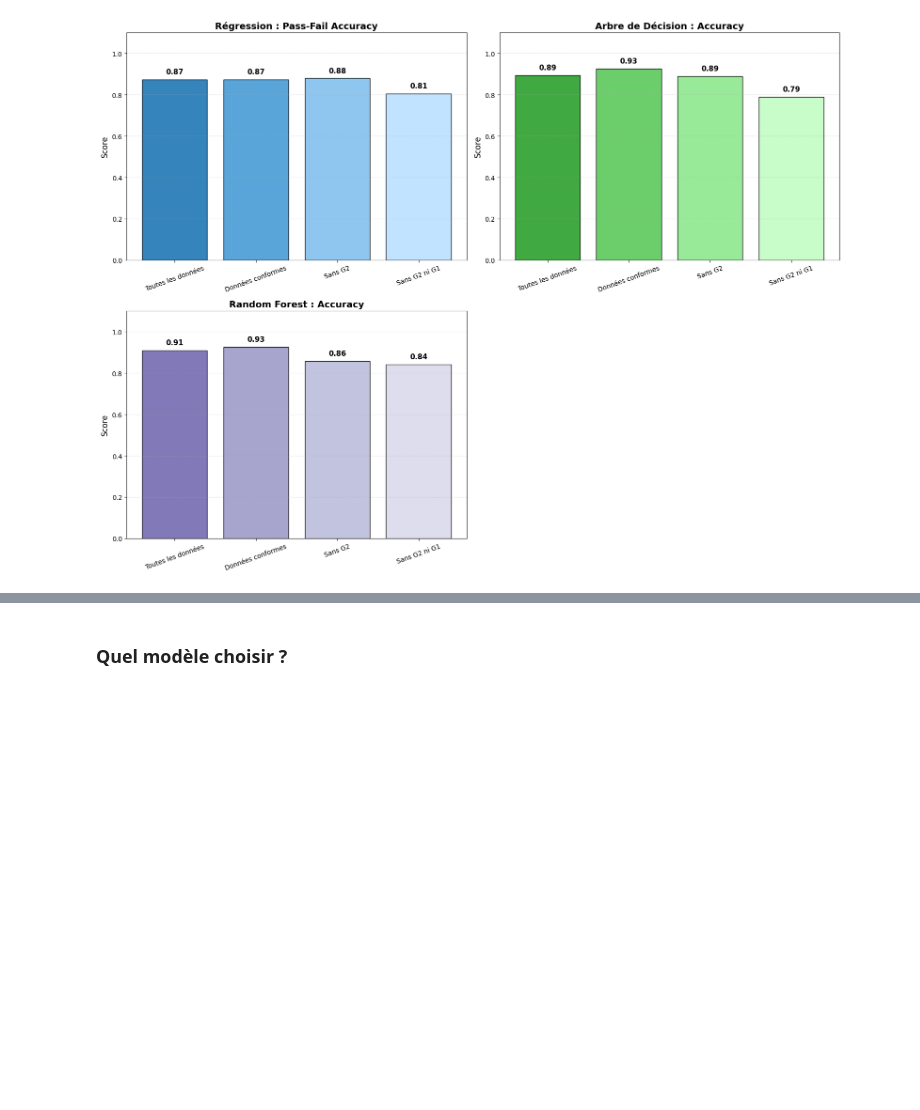
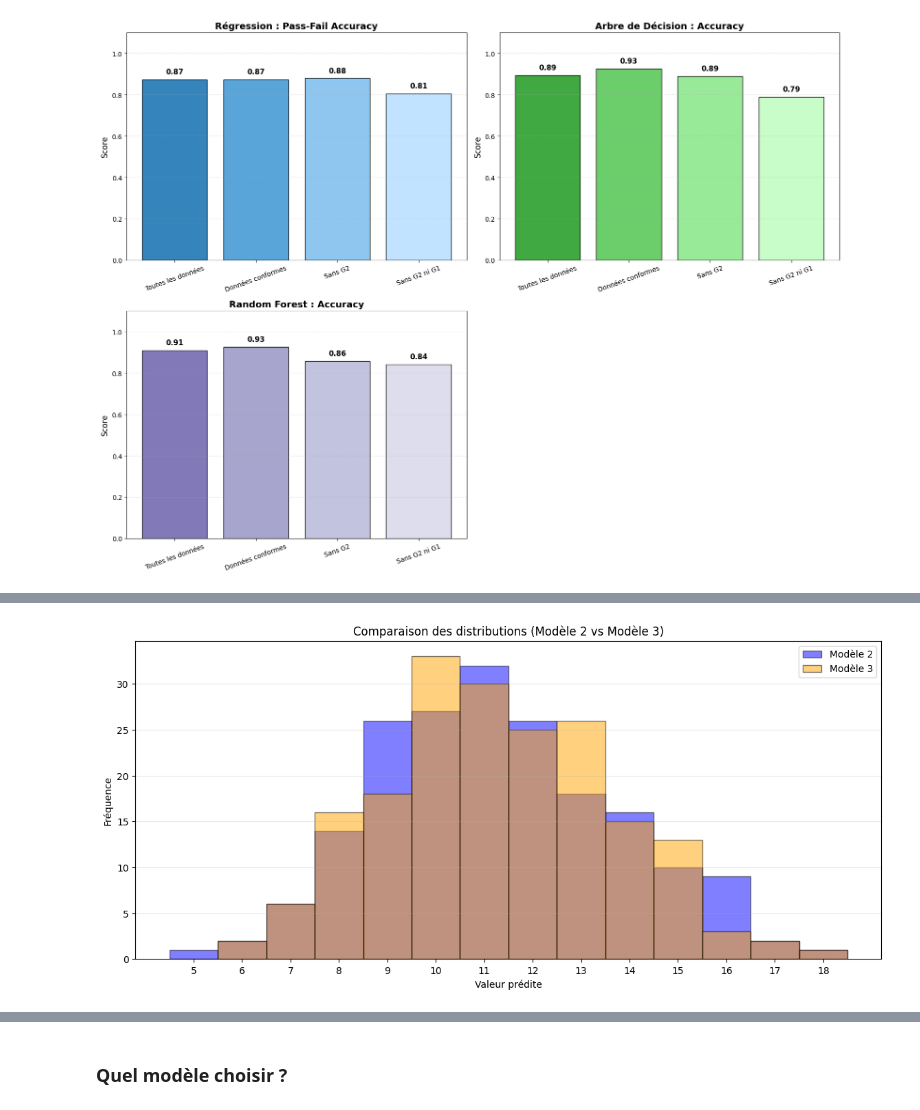
Before and after one commit to Grouloo/projet-chef-doeuvre, a Jupyter notebook: matrice-notebook.ipynb, the cells around one changed output, grey strips where cells are left out. Saved outputs shown, nothing was run; the diff lists cells and outputs as text; code cells hidden in the pictures; blank space fills up the shorter version.

```diff
--- a/matrice-notebook.ipynb
+++ b/matrice-notebook.ipynb
@@ -216,7 +225,7 @@ def create_and_evaluate_regression(df):
     print("R2 test:", r2_eval)
     print("RMSE:", rmse)
     print(f"Taux de bonnes classifications (Seuil 10/20) : {pass_fail_accuracy:.2%}")
-    return model, r2_eval, rmse, pass_fail_accuracy
+    return model, r2_eval, rmse, pass_fail_accuracy, y_pred
 # %%
 def create_and_evaluate_classification(df):
     df_clone = df.copy()
@@ -416,7 +425,7 @@ ethical.describe()
 ### Entraînement et évaluation du modèle de régression
 # %%
 print("Régression linéaire - Données conformes")
-regression_2, r2_2, rmse_2, pf_accuracy_2 = create_and_evaluate_regression(ethical)
+regression_2, r2_2, rmse_2, pf_accuracy_2, y_pred_regression_2 = create_and_evaluate_regression(ethical)
 # %% [output]
 Régression linéaire - Données conformes
 R2 train: 0.9223800101300405
@@ -449,7 +458,7 @@ Précision Random Forest (Accuracy) : 0.93
 ethical_no_g2 = ethical.drop('G2', axis=1, inplace=False)
 
 print("Régression linéaire - Données conformes sans G2")
-regression_3, r2_3, rmse_3, pf_accuracy_3 = create_and_evaluate_regression(ethical_no_g2)
+regression_3, r2_3, rmse_3, pf_accuracy_3, y_pred_regression_3 = create_and_evaluate_regression(ethical_no_g2)
 # %% [output]
 Régression linéaire - Données conformes sans G2
 R2 train: 0.8076234598595305
@@ -595,0 +614,27 @@ plt.show()
+# %%
+# 1 ligne, 2 colonnes
+fig, ax = plt.subplots(1, 1, figsize=(14, 6))
+
+y2_clean = np.floor(y_pred_regression_2).astype(int)
+y3_clean = np.floor(y_pred_regression_3).astype(int)
+
+global_min = min(y2_clean.min(), y3_clean.min())
+global_max = max(y2_clean.max(), y3_clean.max())
+
+bins = range(global_min, global_max + 2)
+
+plt.hist(y2_clean, bins=bins, align='left', alpha=0.5, label='Modèle 2', color='blue', edgecolor='black')
+plt.hist(y3_clean, bins=bins, align='left', alpha=0.5, label='Modèle 3', color='orange', edgecolor='black')
+
+plt.legend(loc='upper right')
+plt.title("Comparaison des distributions (Modèle 2 vs Modèle 3)")
+plt.xlabel("Valeur prédite")
+plt.ylabel("Fréquence")
+plt.grid(axis='y', alpha=0.3)
+
+if global_max - global_min < 20:
+    plt.xticks(range(global_min, global_max + 1))
+
+plt.show()
+# %% [output]
+[figure, added]
```
Also changed, not shown: parts of 8 cells of this notebook, 1 other file.
